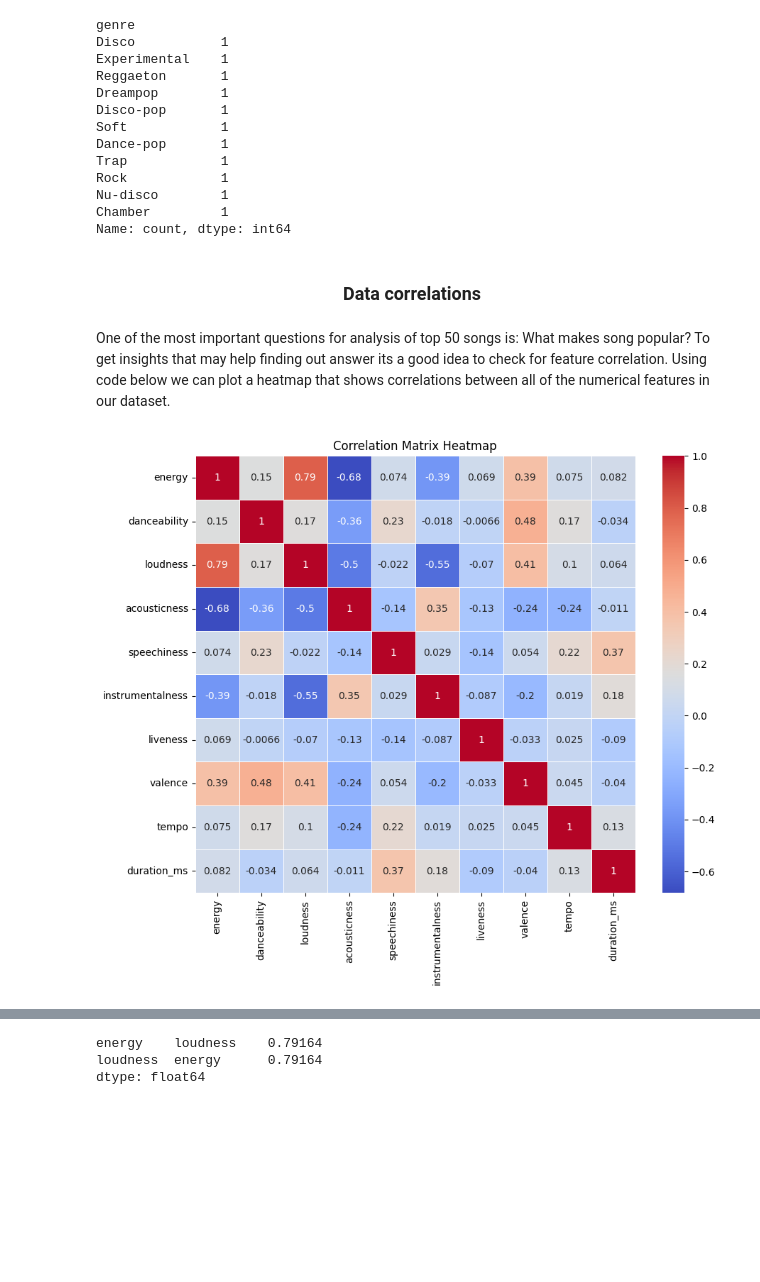
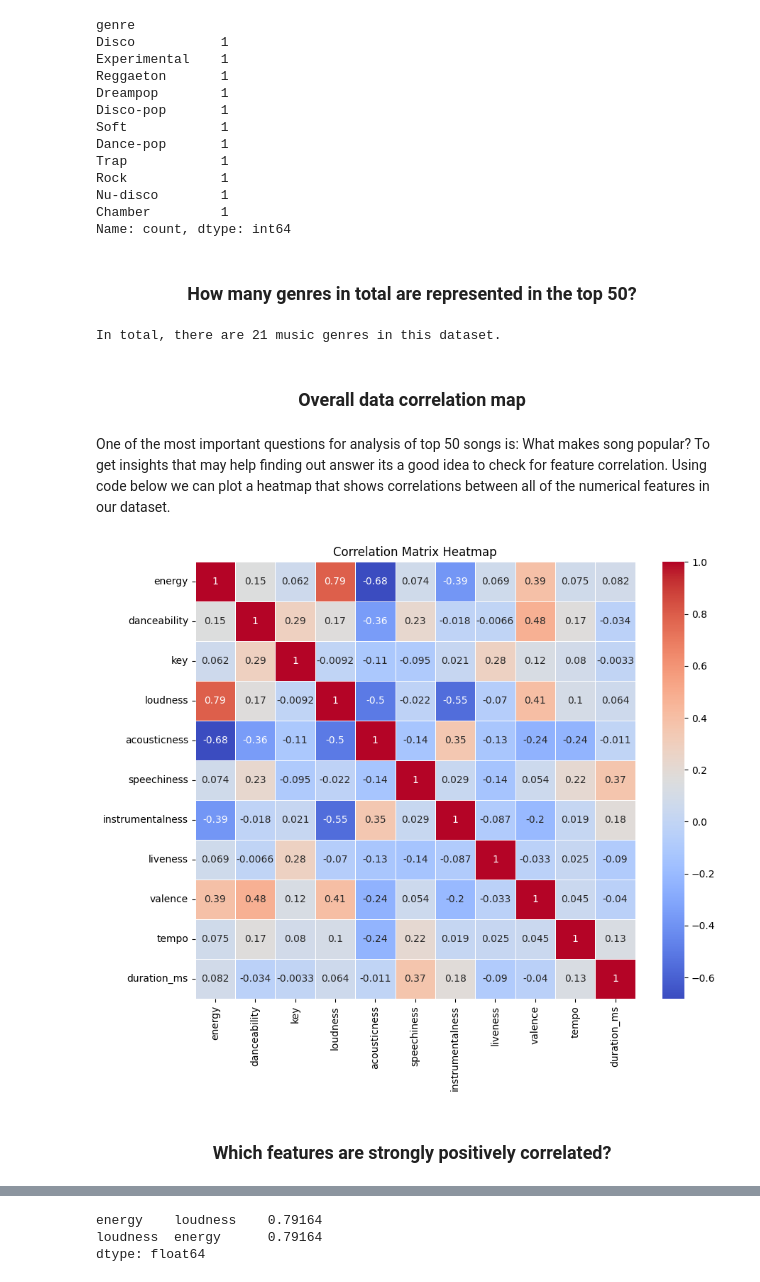
Before and after one commit to minde121/Spotify-EDA, a Jupyter notebook: spotify.ipynb, the cells around one changed output, grey strips where cells are left out. Cells and saved outputs as stored; diff of their text form; code cells hidden in the pictures; blank space fills up the shorter version.

```diff
--- a/spotify.ipynb
+++ b/spotify.ipynb
@@ -53,6 +79,5 @@ At this stage dataset has 2 columns containing indexing values, for this reason
 # %%
 spotify_data.set_index('Id', drop=True, inplace=True)
-spotify_data.drop('key', axis=1, inplace=True)
 spotify_data.drop('track_id', axis=1, inplace=True)
 spotify_data.head(n=10)
 # %% [output]
@@ -504,19 +564,26 @@ Rock            1
 Nu-disco        1
 Chamber         1
 Name: count, dtype: int64
+# %% [markdown]
+### <center>How many genres in total are represented in the top 50?<center>
+# %%
+print(f"In total, there are {len(genre_counts)} music genres in this dataset.")
+# %% [output]
+In total, there are 21 music genres in this dataset.
 # %% [markdown]
-### <center> Data correlations <center>
+### <center> Overall data correlation map <center>
 # %% [markdown]
 One of the most important questions for analysis of top 50 songs is: What makes song popular? To get insights that may help finding out answer its a good idea to check for feature correlation. Using code below we can plot a heatmap that shows correlations between all of the numerical features in our dataset.
 # %%
-correlation_matrix = spotify_data[['energy', 'danceability', 'loudness', 'acousticness','speechiness',
+correlation_matrix = spotify_data[['energy', 'danceability', 'key', 'loudness', 'acousticness','speechiness',          # Choosing only numeric fields
                                    'instrumentalness', 'liveness', 'valence', 'tempo', 'duration_ms']].corr()
 
-# Create a heatmap
 plt.figure(figsize=(10, 8))
 sns.heatmap(correlation_matrix, annot=True, cmap='coolwarm', linewidths=.5)
 plt.title('Correlation Matrix Heatmap')
 plt.show()
 # %% [output]
-[figure, old version]
+[figure, new version]
+# %% [markdown]
+### <center>Which features are strongly positively correlated?<center>
 # %% [markdown]
```
Also changed, not shown: parts of 72 cells of this notebook.
